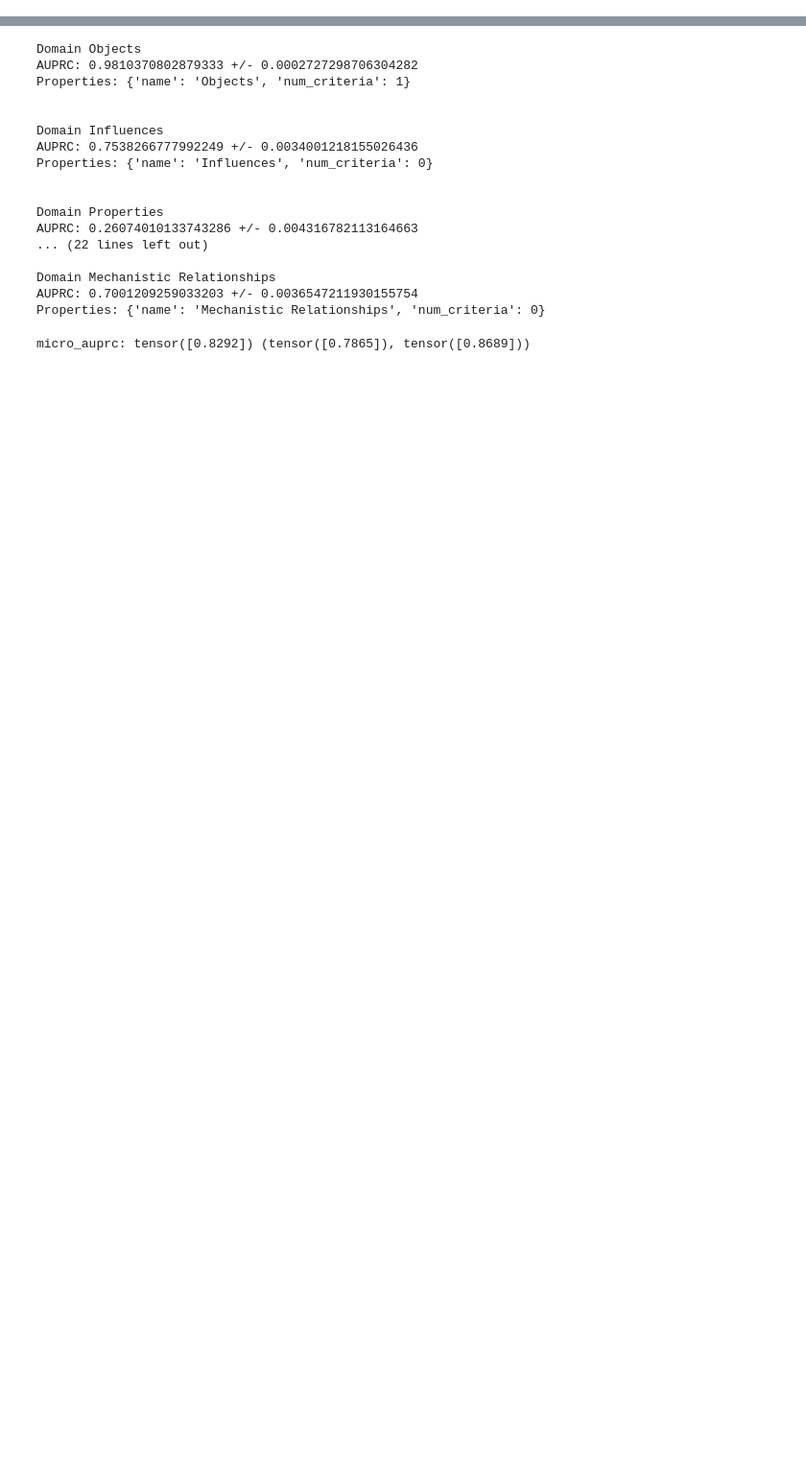
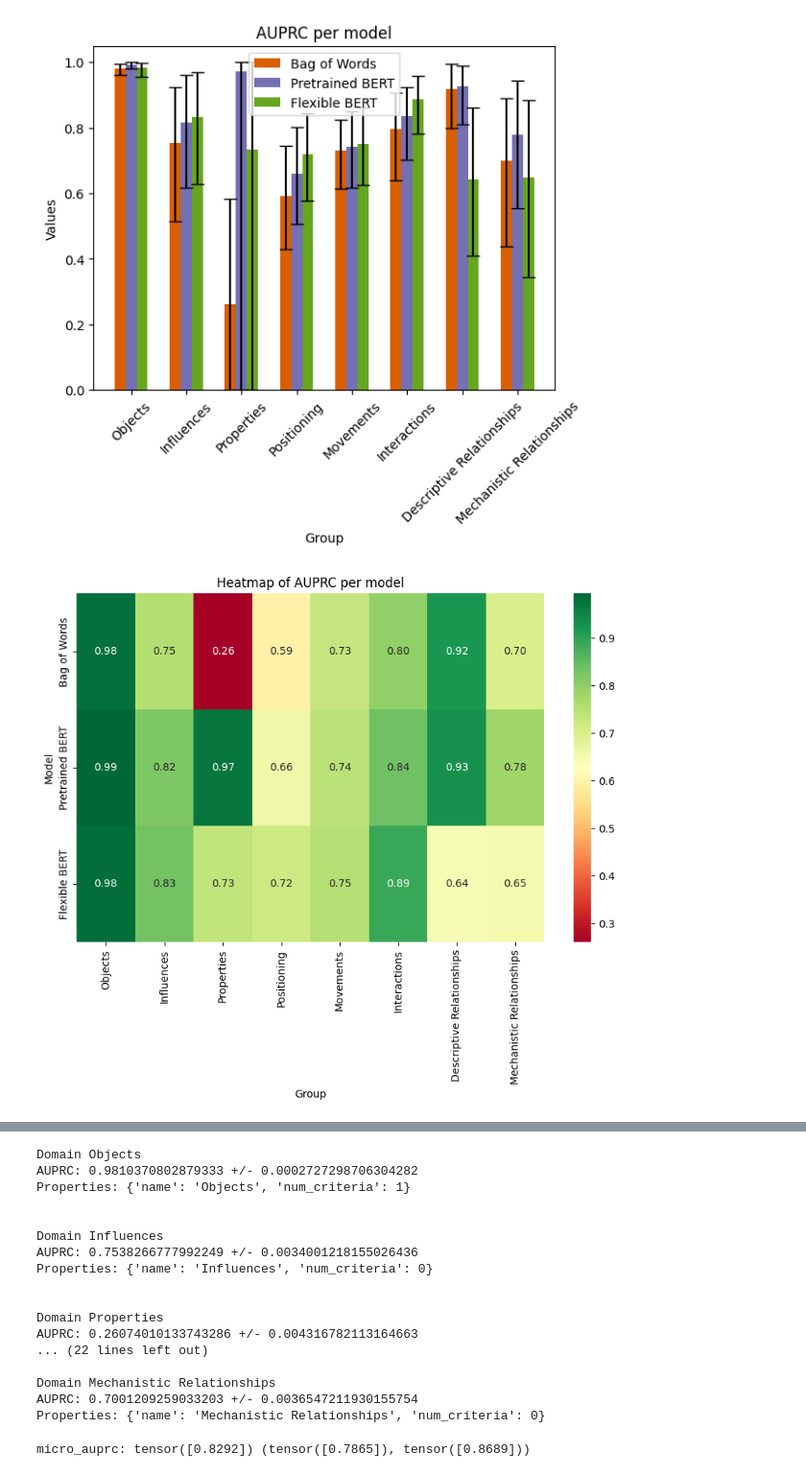
Before and after one commit to kheuton/play-with-learning-army, a Jupyter notebook: GetTestResults.ipynb, the cells around one changed output, grey strips where cells are left out. Shown at 96% size. Drawn from its saved outputs; the diff is of its cells as text; code cells hidden in the pictures; blank space fills up the shorter version.

```diff
--- a/GetTestResults.ipynb
+++ b/GetTestResults.ipynb
@@ -46,0 +165,75 @@ xs, ys, problem_ids, student_ids = embedder.preprocess_data((xs, ys, torch.tenso
+# %%
+fine_results = all_results[0]
+bow_results = all_results[1]
+frozen_results = all_results[2]
+
+# convert all tensors to scalars
+fine_results = [(mean.item(), (low.item(), high.item())) for mean, (low, high) in fine_results]
+bow_results = [(mean.item(), (low.item(), high.item())) for mean, (low, high) in bow_results]
+frozen_results = [(mean.item(), (low.item(), high.item())) for mean, (low, high) in frozen_results]
+# %%
+import matplotlib.pyplot as plt
+import seaborn as sns
+
+def plot_grouped_bar_chart(list1, list2, list3):
+    # Extract means and error bars
+    means1, lows1, highs1 = zip(*[(mean, low, high) for mean, (low, high) in list1])
+    means2, lows2, highs2 = zip(*[(mean, low, high) for mean, (low, high) in list2])
+    means3, lows3, highs3 = zip(*[(mean, low, high) for mean, (low, high) in list3])
+
+    # Calculate error bars
+    errors1 = [np.array(means1) - np.array(lows1), np.array(highs1) - np.array(means1)]
+    errors2 = [np.array(means2) - np.array(lows2), np.array(highs2) - np.array(means2)]
+    errors3 = [np.array(means3) - np.array(lows3), np.array(highs3) - np.array(means3)]
+
+    # X locations for the groups
+    ind = np.arange(len(means1))
+    width = 0.2
+
+    fig, ax = plt.subplots()
+
+    # Plot bars with error bars
+    bar1 = ax.bar(ind - width, means1, width, yerr=errors1, label='Bag of Words', capsize=5, color='#d95f02')
+    bar2 = ax.bar(ind, means2, width, yerr=errors2, label='Pretrained BERT', capsize=5, color='#7570b3')
+    bar3 = ax.bar(ind + width, means3, width, yerr=errors3, label='Flexible BERT', capsize=5, color='#66a61e')
+
+    # Add labels and title
+    ax.set_xlabel('Group')
+    ax.set_ylabel('Values')
+    ax.set_title('AUPRC per model')
+    ax.set_xticks(ind)
+    ax.set_xticklabels(['Objects', 'Influences', 'Properties', 'Positioning', 'Movements', 'Interactions', 'Descriptive Relationships', 'Mechanistic Relationships'])
+    ax.legend()
+
+    # Rotate x tick labels
+    ax.tick_params(axis='x', rotation=45)
+
+    plt.show()
+
+def plot_heatmap(list1, list2, list3):
+    # Extract means
+    means1 = [mean for mean, _ in list1]
+    means2 = [mean for mean, _ in list2]
+    means3 = [mean for mean, _ in list3]
+
+    # Combine means into a single array
+    data = np.array([means1, means2, means3])
+
+    # Create the heatmap
+    fig, ax = plt.subplots(figsize=(10, 6))
+    sns.heatmap(data, annot=True, fmt=".2f", cmap="RdYlGn", cbar=True, xticklabels=['Objects', 'Influences', 'Properties', 'Positioning', 'Movements', 'Interactions', 'Descriptive Relationships', 'Mechanistic Relationships'], yticklabels=['Bag of Words', 'Pretrained BERT', 'Flexible BERT'], ax=ax)
+
+    # Add labels and title
+    ax.set_xlabel('Group')
+    ax.set_ylabel('Model')
+    ax.set_title('Heatmap of AUPRC per model')
+
+    plt.show()
+
+
+# Plot the chart
+plot_grouped_bar_chart(bow_results, frozen_results, fine_results)
+plot_heatmap(bow_results, frozen_results, fine_results)
+# %% [output]
+[figure, added]
+[figure, added]
```
Also changed, not shown: parts of 10 cells of this notebook.
